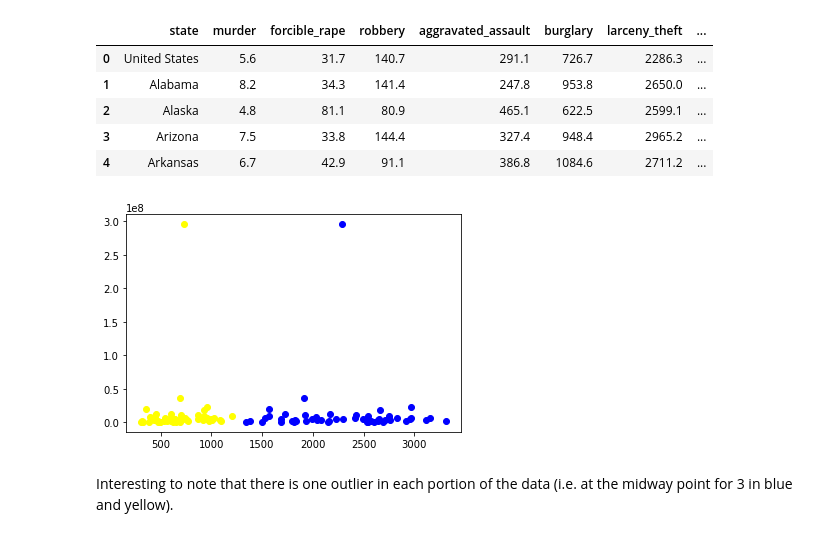
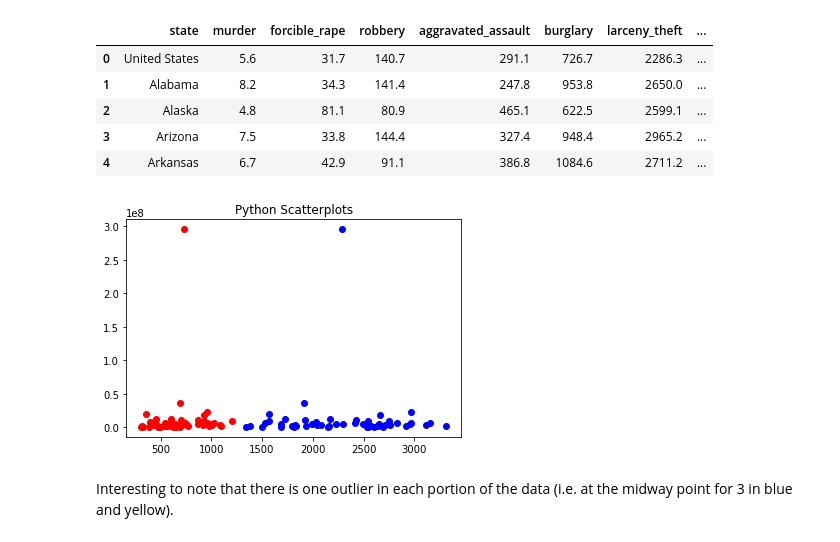
Before and after one commit to joshgreenert/Python-Projects, a Jupyter notebook: Data Presentation and Visualization/Week_7_8/Assignment_7_8_JGreenert.ipynb, the cells around one changed output. Saved outputs shown, nothing was run; the diff lists cells and outputs as text; code cells hidden in the pictures.

```diff
--- a/Data Presentation and Visualization/Week_7_8/Assignment_7_8_JGreenert.ipynb
+++ b/Data Presentation and Visualization/Week_7_8/Assignment_7_8_JGreenert.ipynb
@@ -24,12 +24,13 @@ df_crimerates.head(5)
 # %%
 # Scatterplot
 plt.scatter(df_crimerates.larceny_theft, df_crimerates.population, c=["blue"])
-plt.scatter(df_crimerates.burglary, df_crimerates.population, c=["yellow"])
+plt.scatter(df_crimerates.burglary, df_crimerates.population, c=["red"])
 
 # Show the plot.
+plt.title('Python Scatterplots')
 plt.show()
 # %% [output]
-[figure, old version]
+[figure, new version]
 # %% [markdown]
 Interesting to note that there is one outlier in each portion of the data (i.e. at the midway point for 3 in blue and yellow).
 # %%
```
Also changed, not shown: parts of 3 cells of this notebook, 1 other file.
